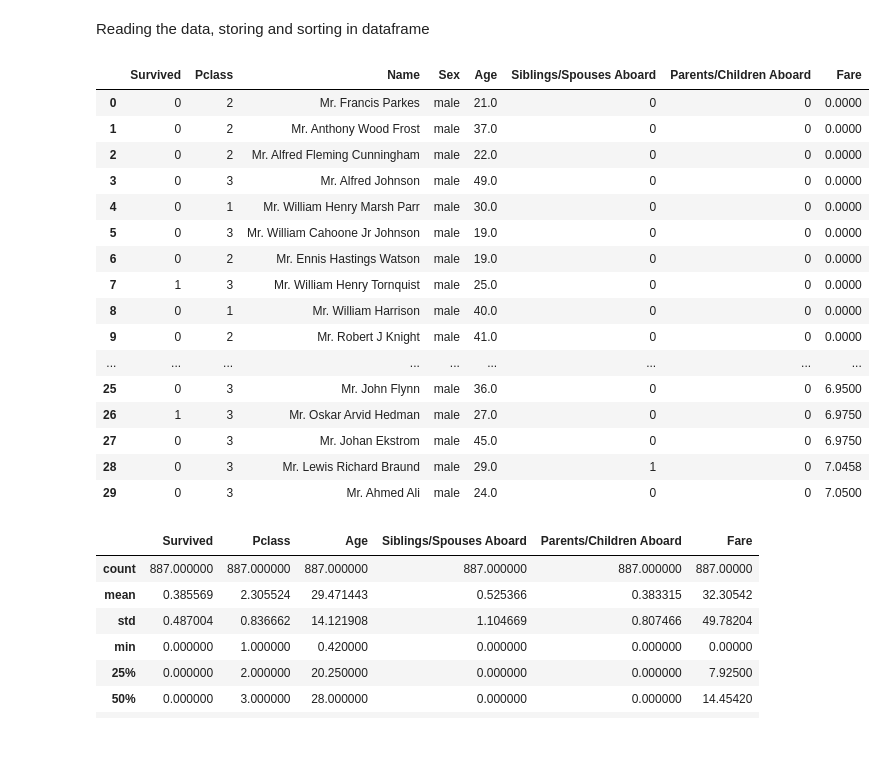
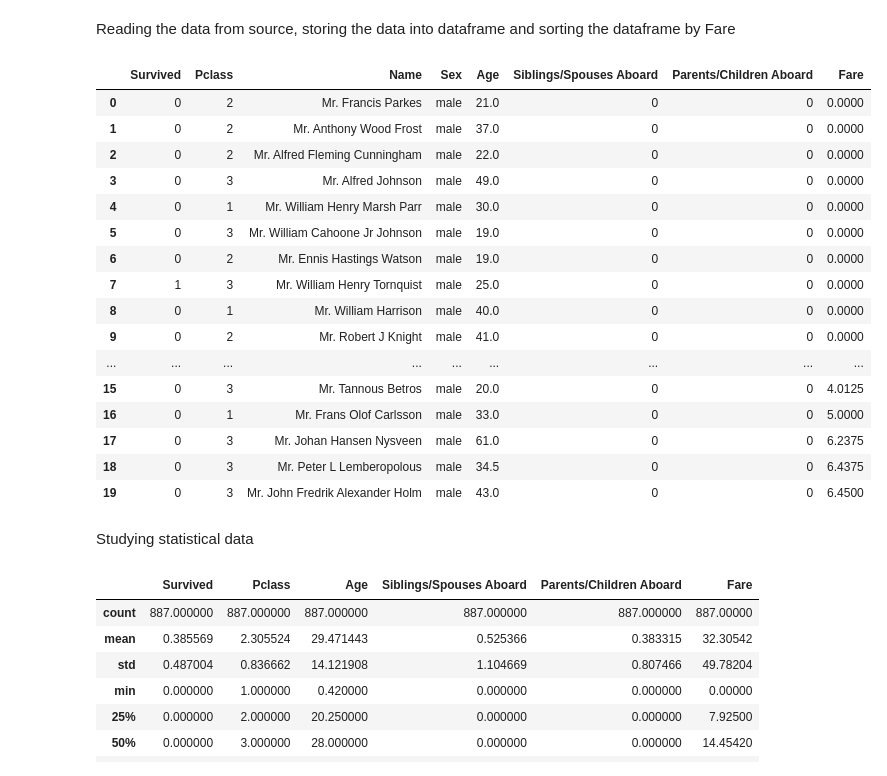
Before and after one commit to USF-CS-663-Spring-2020/lab-02-titanic-aarthi-parthipan, a Jupyter notebook: lab-02-titanic-aarthi-parthipan.ipynb, the cells around one changed output. Cells and saved outputs as stored; diff of their text form; code cells hidden in the pictures; blank space fills up the shorter version.

```diff
--- a/lab-02-titanic-aarthi-parthipan.ipynb
+++ b/lab-02-titanic-aarthi-parthipan.ipynb
@@ -1,36 +1,38 @@
 # %% [markdown]
-Reading the data, storing and sorting in dataframe
+Reading the data from source, storing the data into dataframe and sorting the dataframe by Fare
 # %%
 import pandas as pd
 import matplotlib.pyplot as plt
 import seaborn as sns
 %matplotlib inline
 
 # reading the data from the file
 df_titanic = pd.read_csv("titanic.csv")
 # sorting the dataframe by Fare
 df_titanic.sort_values(by=['Fare'], inplace=True)
 # reseting the index of the dataframe based on sort
 df_titanic.reset_index(drop=True, inplace=True)
-df_titanic.head(30)
+df_titanic.head(20)
 # %% [output]
 |  | Survived | Pclass | Name | Sex | Age | Siblings/Spouses Aboard | Parents/Children Aboard | Fare |
 | 0 | 0 | 2 | Mr. Francis Parkes | male | 21.0 | 0 | 0 | 0.0000 |
 | 1 | 0 | 2 | Mr. Anthony Wood Frost | male | 37.0 | 0 | 0 | 0.0000 |
 | 2 | 0 | 2 | Mr. Alfred Fleming Cunningham | male | 22.0 | 0 | 0 | 0.0000 |
 | 3 | 0 | 3 | Mr. Alfred Johnson | male | 49.0 | 0 | 0 | 0.0000 |
 | 4 | 0 | 1 | Mr. William Henry Marsh Parr | male | 30.0 | 0 | 0 | 0.0000 |
 | 5 | 0 | 3 | Mr. William Cahoone Jr Johnson | male | 19.0 | 0 | 0 | 0.0000 |
 | 6 | 0 | 2 | Mr. Ennis Hastings Watson | male | 19.0 | 0 | 0 | 0.0000 |
 | 7 | 1 | 3 | Mr. William Henry Tornquist | male | 25.0 | 0 | 0 | 0.0000 |
 | 8 | 0 | 1 | Mr. William Harrison | male | 40.0 | 0 | 0 | 0.0000 |
 | 9 | 0 | 2 | Mr. Robert J Knight | male | 41.0 | 0 | 0 | 0.0000 |
 | ... | ... | ... | ... | ... | ... | ... | ... | ... |
-| 25 | 0 | 3 | Mr. John Flynn | male | 36.0 | 0 | 0 | 6.9500 |
-| 26 | 1 | 3 | Mr. Oskar Arvid Hedman | male | 27.0 | 0 | 0 | 6.9750 |
-| 27 | 0 | 3 | Mr. Johan Ekstrom | male | 45.0 | 0 | 0 | 6.9750 |
-| 28 | 0 | 3 | Mr. Lewis Richard Braund | male | 29.0 | 1 | 0 | 7.0458 |
-| 29 | 0 | 3 | Mr. Ahmed Ali | male | 24.0 | 0 | 0 | 7.0500 |
+| 15 | 0 | 3 | Mr. Tannous Betros | male | 20.0 | 0 | 0 | 4.0125 |
+| 16 | 0 | 1 | Mr. Frans Olof Carlsson | male | 33.0 | 0 | 0 | 5.0000 |
+| 17 | 0 | 3 | Mr. Johan Hansen Nysveen | male | 61.0 | 0 | 0 | 6.2375 |
+| 18 | 0 | 3 | Mr. Peter L Lemberopolous | male | 34.5 | 0 | 0 | 6.4375 |
+| 19 | 0 | 3 | Mr. John Fredrik Alexander Holm | male | 43.0 | 0 | 0 | 6.4500 |
+# %% [markdown]
+Studying statistical data
 # %%
 df_titanic.describe()
 # %% [output]
```
Also changed, not shown: parts of 26 cells of this notebook.
